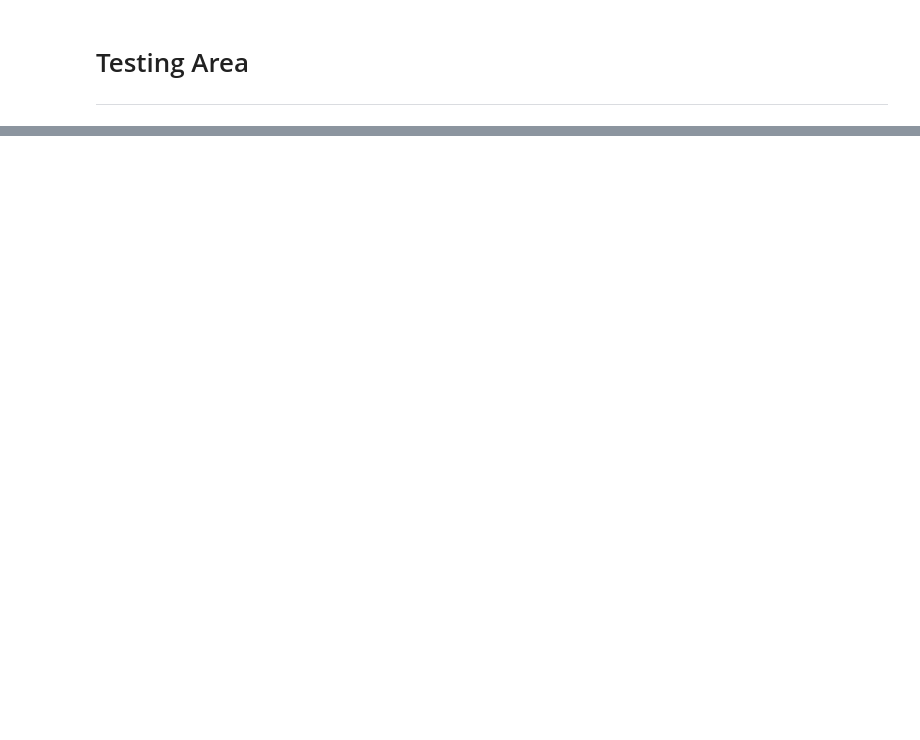
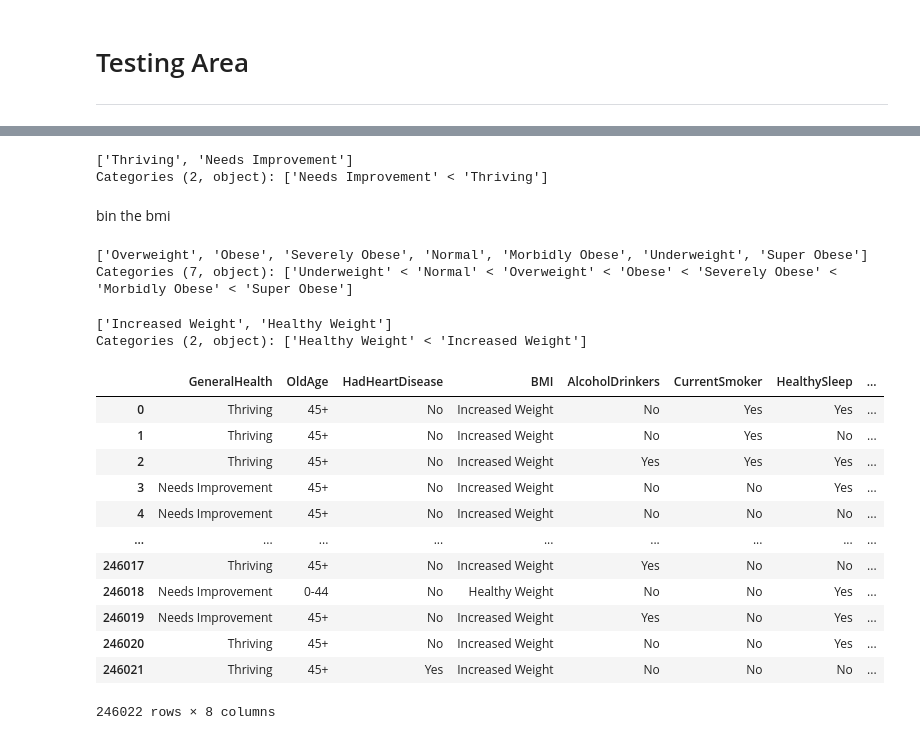
Before and after one commit to briangabini/csmodel, a Jupyter notebook: csmodel-project.ipynb, the cells around one changed output, grey strips where cells are left out. Cells and saved outputs as stored; diff of their text form; code cells hidden in the pictures; blank space fills up the shorter version.

```diff
--- a/csmodel-project.ipynb
+++ b/csmodel-project.ipynb
@@ -1231,0 +1257,3 @@ for c in heart_df_encoded_filtered.columns:
+# %%
+heart_df_copy = heart_df.copy()
+heart_df_copy
@@ -1231,0 +1368,13 @@ for c in heart_df_encoded_filtered.columns:
+# %%
+# Define a function to map sleep hours to 'Yes' or 'No'
+def categorize_sleep_hours(hours):
+    return 'Yes' if 7 <= hours <= 10 else 'No'
+
+# Apply the function to create a new column 'Sleep_Category'
+heart_df_copy['SleepHours'] = heart_df_copy['SleepHours'].apply(lambda x: categorize_sleep_hours(x))
+
+# rename the column 'SleepHours'
+heart_df_copy.rename(columns={'SleepHours': 'HealthySleep'}, inplace=True)
+
+# Display the resulting dataframe
+print(heart_df_copy)
@@ -1231,0 +1408,59 @@ for c in heart_df_encoded_filtered.columns:
+# %%
+general_health_mapping = {
+    'Poor': 'Needs Improvement',
+    'Fair': 'Needs Improvement',
+    'Good': 'Needs Improvement',
+    'Very good': 'Thriving',
+    'Excellent': 'Thriving'
+}
+
+# Use the replace function to map values
+heart_df_copy['GeneralHealth'] = heart_df_copy['GeneralHealth'].replace(general_health_mapping)
+# %%
+heart_df_copy['GeneralHealth'].unique()
+# %% [output]
+['Thriving', 'Needs Improvement']
+Categories (2, object): ['Needs Improvement' < 'Thriving']
+# %% [markdown]
+bin the bmi
+# %%
+heart_df_copy['BMI'].unique()
+# %% [output]
+['Overweight', 'Obese', 'Severely Obese', 'Normal', 'Morbidly Obese', 'Underweight', 'Super Obese']
+Categories (7, object): ['Underweight' < 'Normal' < 'Overweight' < 'Obese' < 'Severely Obese' < 'Morbidly Obese' < 'Super Obese']
+# %%
+# underweight, normal - healthy weight
+# overweight - increased weight
+bmi_mapping = {
+    'Underweight': 'Healthy Weight',
+    'Normal': 'Healthy Weight',
+    'Overweight': 'Increased Weight',
+    'Obese': 'Increased Weight',
+    'Severely Obese': 'Increased Weight',
+    'Morbidly Obese': 'Increased Weight',
+    'Super Obese': 'Increased Weight'
+}
+
+# Use the replace function to map values
+heart_df_copy['BMI'] = heart_df_copy['BMI'].replace(bmi_mapping)
+# %%
+heart_df_copy['BMI'].unique()
+# %% [output]
+['Increased Weight', 'Healthy Weight']
+Categories (2, object): ['Healthy Weight' < 'Increased Weight']
+# %%
+heart_df_copy
+# %% [output]
+|  | GeneralHealth | OldAge | HadHeartDisease | BMI | AlcoholDrinkers | CurrentSmoker | HealthySleep | ... |
+| 0 | Thriving | 45+ | No | Increased Weight | No | Yes | Yes | ... |
+| 1 | Thriving | 45+ | No | Increased Weight | No | Yes | No | ... |
+| 2 | Thriving | 45+ | No | Increased Weight | Yes | Yes | Yes | ... |
+| 3 | Needs Improvement | 45+ | No | Increased Weight | No | No | Yes | ... |
+| 4 | Needs Improvement | 45+ | No | Increased Weight | No | No | No | ... |
+| ... | ... | ... | ... | ... | ... | ... | ... | ... |
+| 246017 | Thriving | 45+ | No | Increased Weight | Yes | No | No | ... |
+| 246018 | Needs Improvement | 0-44 | No | Healthy Weight | No | No | Yes | ... |
+| 246019 | Needs Improvement | 45+ | No | Increased Weight | Yes | No | Yes | ... |
+| 246020 | Thriving | 45+ | No | Increased Weight | No | No | Yes | ... |
+| 246021 | Thriving | 45+ | Yes | Increased Weight | No | No | No | ... |
+246022 rows × 8 columns
```
Also changed, not shown: parts of 28 cells of this notebook.
